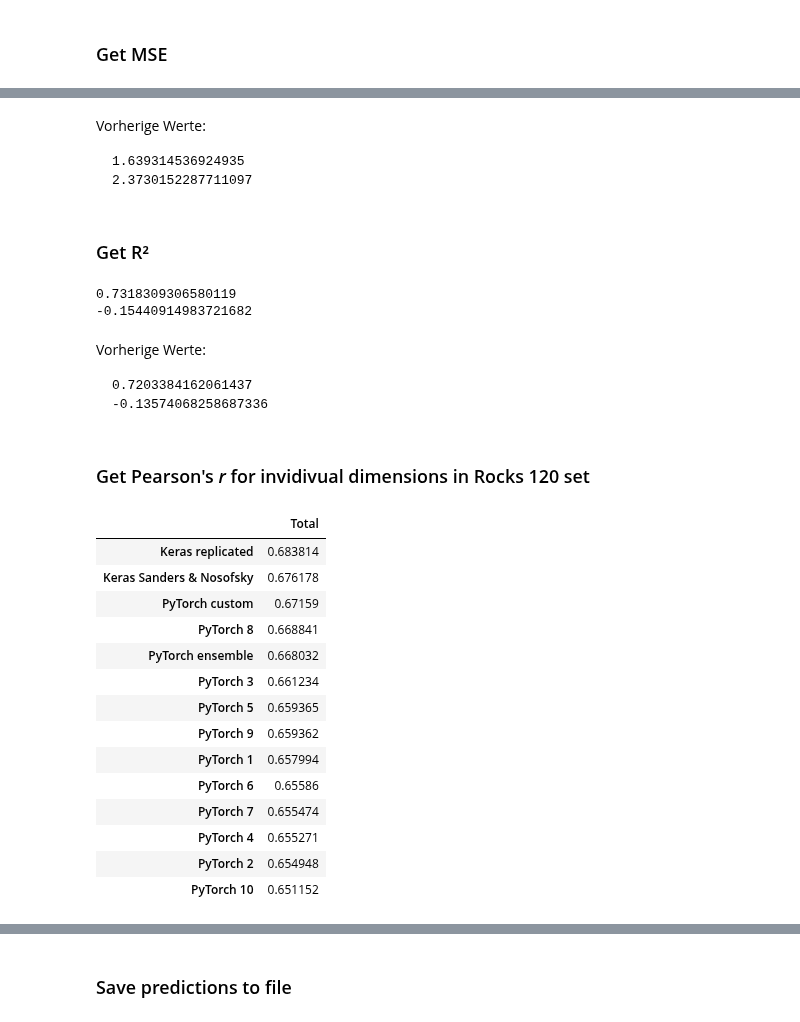
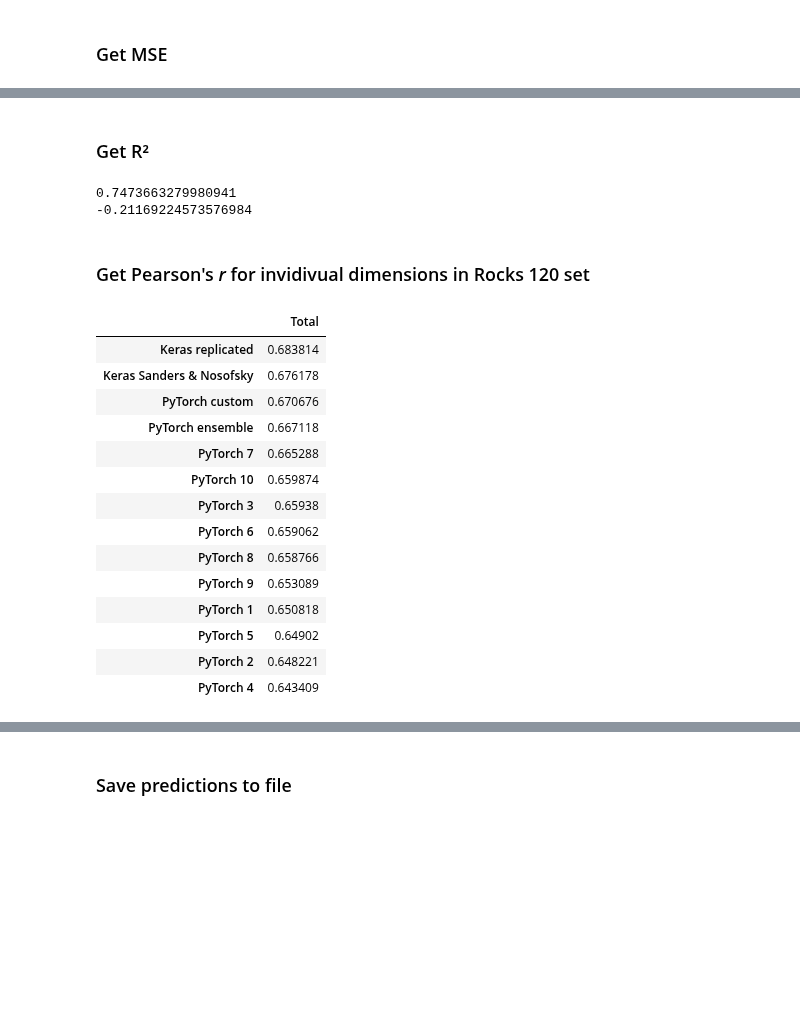
Before and after one commit to dominikpegler/mds_cnn, a Jupyter notebook: sanders_nosofsky_2020/fit_ensemble_pytorch.ipynb, the cells around one changed output, grey strips where cells are left out. Saved outputs shown, nothing was run; the diff lists cells and outputs as text; code cells hidden in the pictures; blank space fills up the shorter version.

Commit message:
new ensemble results

```diff
--- a/sanders_nosofsky_2020/fit_ensemble_pytorch.ipynb
+++ b/sanders_nosofsky_2020/fit_ensemble_pytorch.ipynb
@@ -62,7 +62,7 @@ input_size = 224
 
 loglr = -2.2200654426745987
 lr_im = 1 * 10 ** loglr
-lr_ft = 1e-3
+lr_ft = 2e-3
 
 # create categories of stones for stratified train test split
 categories = [i for i in range(30) for j in range(12)] # creates 360 list items like so: [0, 0, 0, 0, ... 29, 29, 29, 29]
@@ -754,66 +772,56 @@ print(mean_squared_error(Y_120, rocks_120_pred)) # not part of MDS space
-# %% [markdown]
-Vorherige Werte:
-
-    1.639314536924935
-    2.3730152287711097
 # %% [markdown]
 ### Get R²
 # %%
 print(r2_score(Y_test, test_pred))
 print(r2_score(Y_120, rocks_120_pred))
 # %% [output]
-0.7318309306580119
--0.15440914983721682
+0.7473663279980941
+-0.21169224573576984
-# %% [markdown]
-Vorherige Werte:
-
-    0.7203384162061437
-    -0.13574068258687336
 # %% [markdown]
 ### Get Pearson's *r* for invidivual dimensions in Rocks 120 set
 # %%
-m_i = [8, 3, 5, 8, 8] # add models to a custom ensemble
+m_i = [7, 10, 3, 6, 8] # add models to a custom ensemble
 
 ###
 
 rocks_120_pred_custom = np.mean(rocks_120_pred_[[i-1 for i in m_i], :, :], 0)
 
 cnn_pred_file = "CNN Predictions/MDS Dimensions/cnn_predicted_mds_120.txt"
 cnn_pred = np.loadtxt(cnn_pred_file)
 
 cnn_keras_pred_file = "CNN Predictions/MDS Dimensions/cnn_keras_predicted_mds_120.txt"
 cnn_keras_pred = np.loadtxt(cnn_keras_pred_file)
 
 df_corr = pd.DataFrame(index=range(1,9))
 
 for dim in range(1, 9):
     df_corr.loc[dim, "Keras Sanders & Nosofsky"] = np.corrcoef(cnn_pred[:, dim-1], Y_120[:, dim-1]).min()
     df_corr.loc[dim, "Keras replicated"] = np.corrcoef(cnn_keras_pred[:, dim-1], Y_120[:, dim-1]).min()
     df_corr.loc[dim, "PyTorch ensemble"] = np.corrcoef(rocks_120_pred[:, dim-1], Y_120[:, dim-1]).min()
     df_corr.loc[dim, "PyTorch custom"] = np.corrcoef(rocks_120_pred_custom[:, dim-1], Y_120[:, dim-1]).min()
     for i in range(len(rocks_120_pred_)):
         df_corr.loc[dim, f"PyTorch {i+1}"] = np.corrcoef(rocks_120_pred_[i, :, dim-1], Y_120[:, dim-1]).min()
 
 df_corr.loc["Total", :] = df_corr.mean(axis=0)
 df_corr["Best model"] = df_corr.columns[df_corr.values.argmax(axis=1)]
 
 df_corr.T[["Total"]].drop("Best model", axis=0).sort_values("Total", ascending=False)
 # %% [output]
 |  | Total |
 | Keras replicated | 0.683814 |
 | Keras Sanders & Nosofsky | 0.676178 |
-| PyTorch custom | 0.67159 |
-| PyTorch 8 | 0.668841 |
-| PyTorch ensemble | 0.668032 |
-| PyTorch 3 | 0.661234 |
-| PyTorch 5 | 0.659365 |
-| PyTorch 9 | 0.659362 |
-| PyTorch 1 | 0.657994 |
-| PyTorch 6 | 0.65586 |
-| PyTorch 7 | 0.655474 |
-| PyTorch 4 | 0.655271 |
-| PyTorch 2 | 0.654948 |
-| PyTorch 10 | 0.651152 |
+| PyTorch custom | 0.670676 |
+| PyTorch ensemble | 0.667118 |
+| PyTorch 7 | 0.665288 |
+| PyTorch 10 | 0.659874 |
+| PyTorch 3 | 0.65938 |
+| PyTorch 6 | 0.659062 |
+| PyTorch 8 | 0.658766 |
+| PyTorch 9 | 0.653089 |
+| PyTorch 1 | 0.650818 |
+| PyTorch 5 | 0.64902 |
+| PyTorch 2 | 0.648221 |
+| PyTorch 4 | 0.643409 |
 # %%
 df_corr
 # %% [output]
```
Also changed, not shown: parts of 8 cells of this notebook.
